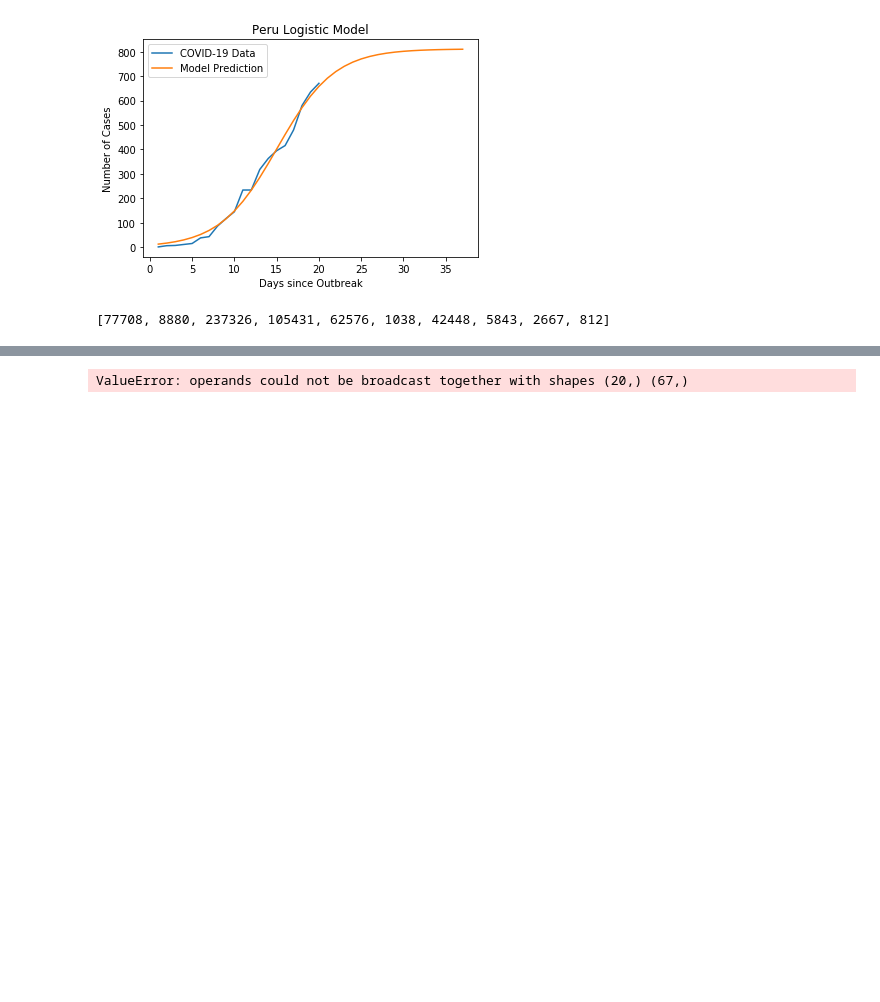
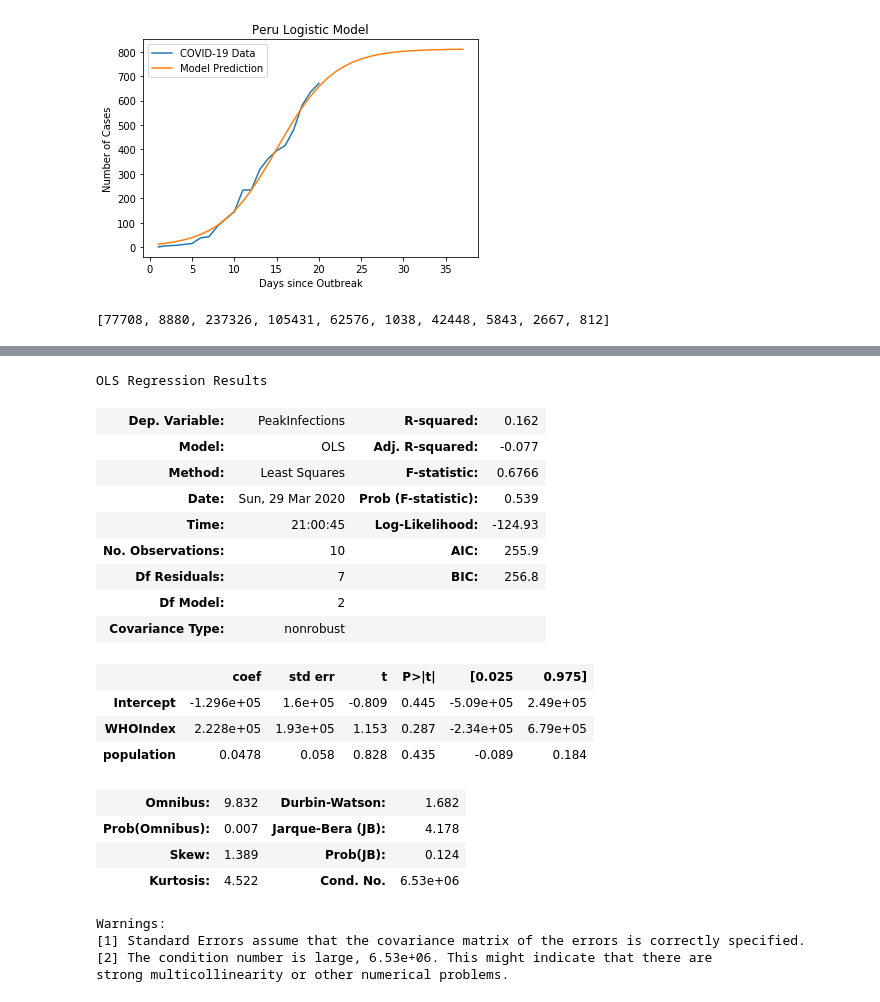
Before and after one commit to miholjcicmarko/COMP5360Project, a Jupyter notebook: python_journals/models.ipynb, the cells around one changed output, grey strips where cells are left out. Saved outputs shown, nothing was run; the diff lists cells and outputs as text; code cells hidden in the pictures; blank space fills up the shorter version.

```diff
--- a/python_journals/models.ipynb
+++ b/python_journals/models.ipynb
@@ -1173,27 +1192,52 @@ data
+# %%
+import statsmodels.formula.api as sm
+peak_infections_linear_regression = sm.ols(formula="PeakInfections~ WHOIndex+population", data=data).fit()
+peak_infections_linear_regression.summary()
+# %% [output]
+OLS Regression Results
+| Dep. Variable: | PeakInfections | R-squared: | 0.162 |
+| Model: | OLS | Adj. R-squared: | -0.077 |
+| Method: | Least Squares | F-statistic: | 0.6766 |
+| Date: | Sun, 29 Mar 2020 | Prob (F-statistic): | 0.539 |
+| Time: | 21:00:45 | Log-Likelihood: | -124.93 |
+| No. Observations: | 10 | AIC: | 255.9 |
+| Df Residuals: | 7 | BIC: | 256.8 |
+| Df Model: | 2 |  |  |
+| Covariance Type: | nonrobust |  |  |
+|  | coef | std err | t | P>|t| | [0.025 | 0.975] |
+| Intercept | -1.296e+05 | 1.6e+05 | -0.809 | 0.445 | -5.09e+05 | 2.49e+05 |
+| WHOIndex | 2.228e+05 | 1.93e+05 | 1.153 | 0.287 | -2.34e+05 | 6.79e+05 |
+| population | 0.0478 | 0.058 | 0.828 | 0.435 | -0.089 | 0.184 |
+| Omnibus: | 9.832 | Durbin-Watson: | 1.682 |
+| Prob(Omnibus): | 0.007 | Jarque-Bera (JB): | 4.178 |
+| Skew: | 1.389 | Prob(JB): | 0.124 |
+| Kurtosis: | 4.522 | Cond. No. | 6.53e+06 |
+Warnings:
+[1] Standard Errors assume that the covariance matrix of the errors is correctly specified.
+[2] The condition number is large, 6.53e+06. This might indicate that there are
+strong multicollinearity or other numerical problems.
 # %%
-import numpy as np
-def GompertzModel(x,a,b,c):
-    return a*(np.exp(b*(np.exp(c*x))))
-
-from scipy.optimize import curve_fit
-from scipy.optimize import fsolve
-import matplotlib.pyplot as plt
-
-Day = numday
-Cases = list(ChinaCases.iloc[:,1])
-fit2 = curve_fit(GompertzModel,Day,Cases, p0=[77000, -20, 2],)
-
-params = fit2[0]
-
-a = params[0]
-b = params[1]
-c = params[2]
-
-print(a)
-print(b)
-print(c)
-#Pred = LogisticModel(Day, *params)
-#plt.plot(Day, Pred)
-#plt.plot(Day, Cases)
+#import numpy as np
+#def GompertzModel(x,a,b,c):
+#    return a*(np.exp(b*(np.exp(c*x))))
+#
+#from scipy.optimize import curve_fit
+#from scipy.optimize import fsolve
+#import matplotlib.pyplot as plt
+#
+#Day = numday
+#Cases = list(ChinaCases.iloc[:,1])
+#fit2 = curve_fit(GompertzModel,Day,Cases, p0=[77000, -20, 2],)
+#
+#params = fit2[0]
+#
+#a = params[0]
+#b = params[1]
+#c = params[2]
+#
+#print(a)
+#print(b)
+#print(c)
+##Pred = LogisticModel(Day, *params)
+##plt.plot(Day, Pred)
+##plt.plot(Day, Cases)
-# %% [output]
-ValueError: operands could not be broadcast together with shapes (20,) (67,)
```
Also changed, not shown: parts of 16 cells of this notebook.
